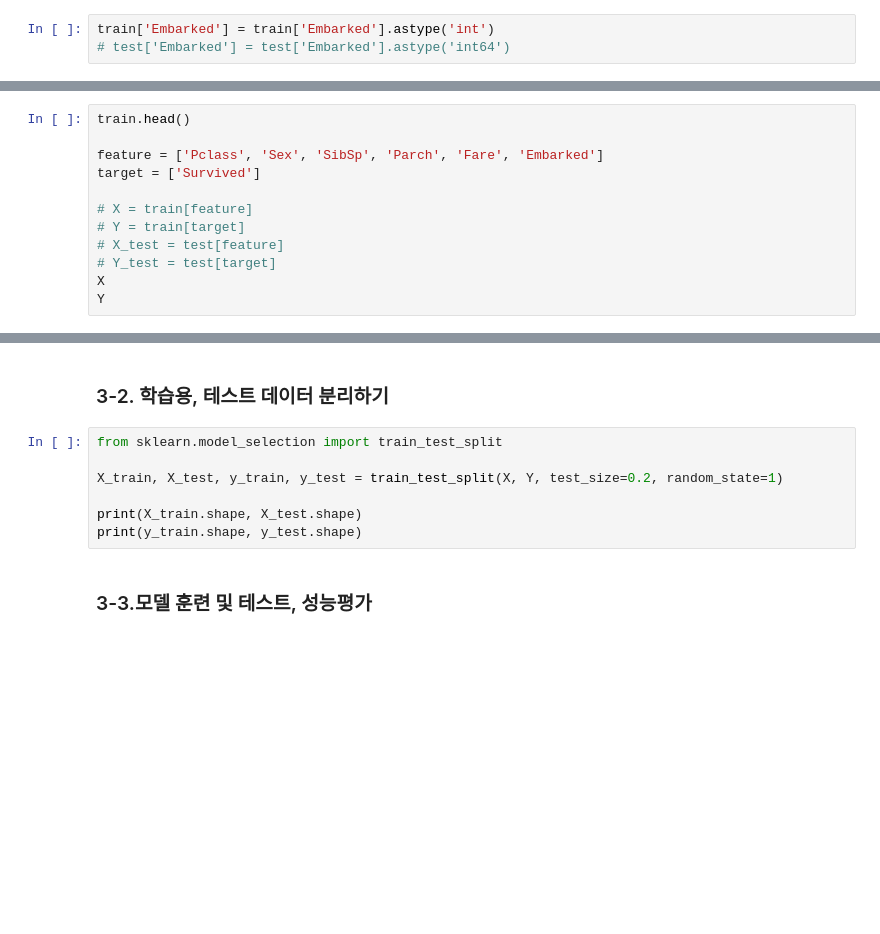
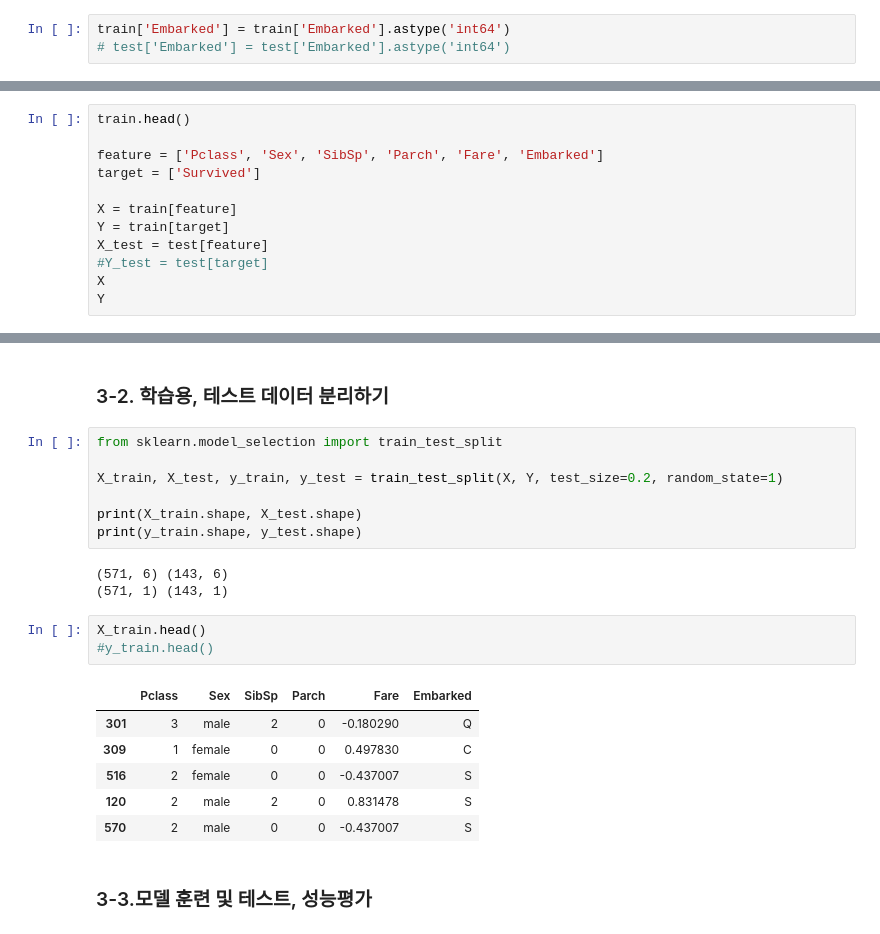
Before and after one commit to furewing/dataAnalysis, a Jupyter notebook: 3_머신러닝_분류_1_사이킷런_타이타닉생존자예측_배포.ipynb, the cells around one changed output, grey strips where cells are left out. Drawn from its saved outputs; the diff is of its cells as text; blank space fills up the shorter version.

```diff
--- a/3_머신러닝_분류_1_사이킷런_타이타닉생존자예측_배포.ipynb
+++ b/3_머신러닝_분류_1_사이킷런_타이타닉생존자예측_배포.ipynb
@@ -353,7 +353,7 @@ Name: count, dtype: int64
 # %% [markdown]
 - Embarked 컬럼 데이터형 int로 변환
 # %%
-train['Embarked'] = train['Embarked'].astype('int')
+train['Embarked'] = train['Embarked'].astype('int64')
 # test['Embarked'] = test['Embarked'].astype('int64')
 # %% [markdown]
 ### [실습] test 데이터 전처리 하기
@@ -420,9 +453,9 @@ train.head()
 feature = ['Pclass', 'Sex', 'SibSp', 'Parch', 'Fare', 'Embarked']
 target = ['Survived']
 
-# X = train[feature]
-# Y = train[target]
-# X_test = test[feature]
-# Y_test = test[target]
+X = train[feature]
+Y = train[target]
+X_test = test[feature]
+#Y_test = test[target]
 X
 Y
@@ -453,6 +523,19 @@ X_train, X_test, y_train, y_test = train_test_split(X, Y, test_size=0.2, random_
 
 print(X_train.shape, X_test.shape)
 print(y_train.shape, y_test.shape)
+# %% [output]
+(571, 6) (143, 6)
+(571, 1) (143, 1)
+# %%
+X_train.head()
+#y_train.head()
+# %% [output]
+|  | Pclass | Sex | SibSp | Parch | Fare | Embarked |
+| 301 | 3 | male | 2 | 0 | -0.180290 | Q |
+| 309 | 1 | female | 0 | 0 | 0.497830 | C |
+| 516 | 2 | female | 0 | 0 | -0.437007 | S |
+| 120 | 2 | male | 2 | 0 | 0.831478 | S |
+| 570 | 2 | male | 0 | 0 | -0.437007 | S |
 # %% [markdown]
 ### 3-3.모델 훈련 및 테스트, 성능평가
 # %% [markdown]
```
Also changed, not shown: parts of 12 cells of this notebook.
